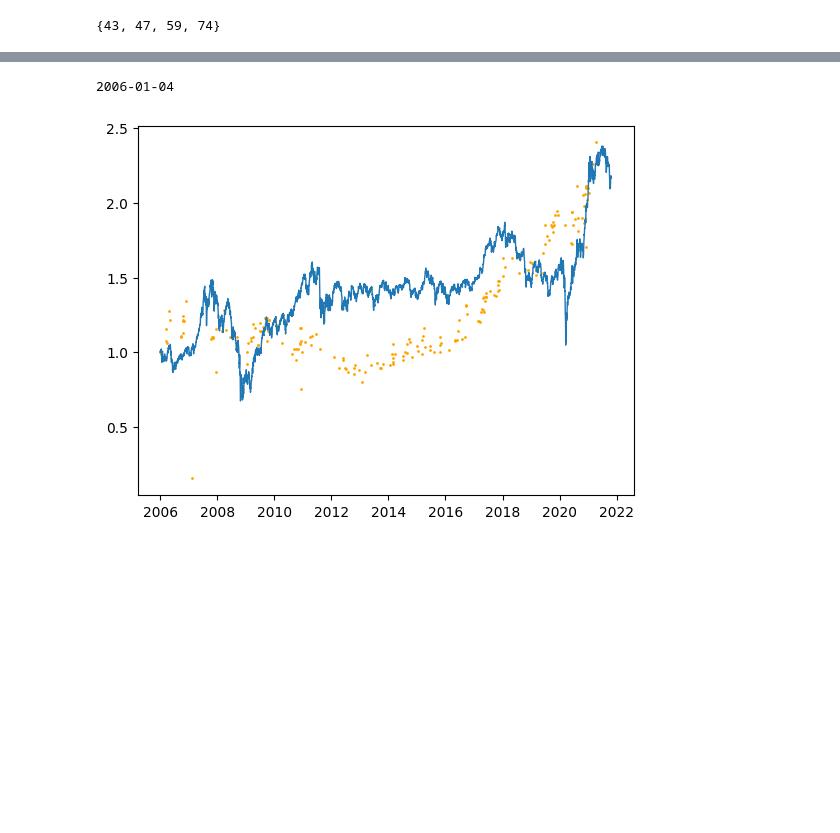
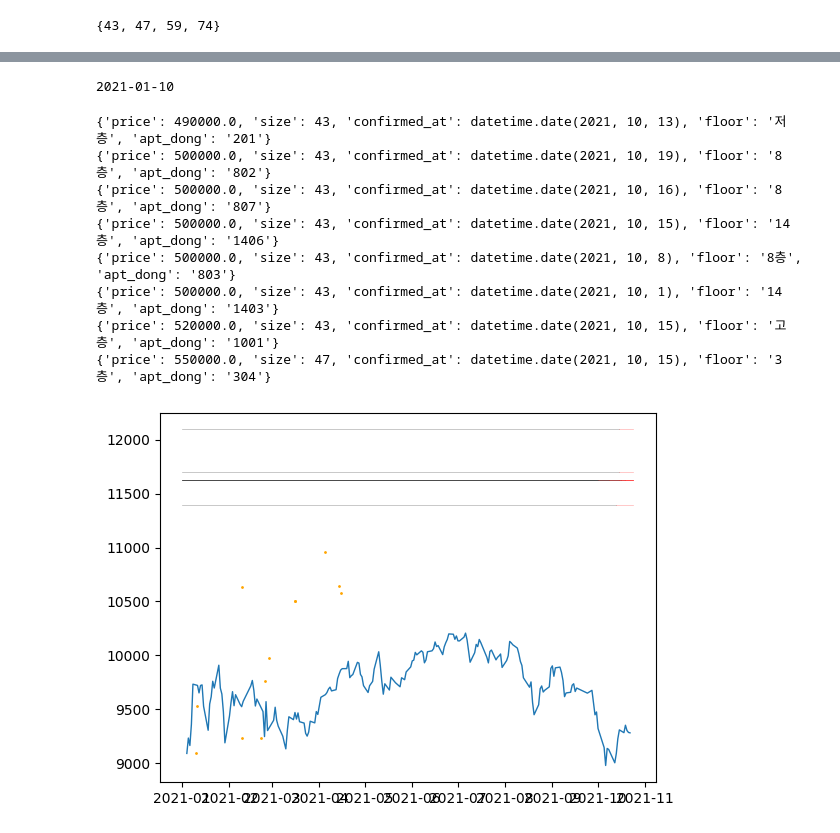
Before and after one commit to twjang/korea_apartment_price, a Jupyter notebook: kospi_and_housing.ipynb, the cells around one changed output, grey strips where cells are left out. Cells and saved outputs as stored; diff of their text form; code cells hidden in the pictures; blank space fills up the shorter version.

Commit message:
feat: added orderbook retrieval

```diff
--- a/kospi_and_housing.ipynb
+++ b/kospi_and_housing.ipynb
@@ -24,23 +46,51 @@ sizes
+# %%
+start_year = 2021
+start_month = 1
+start_date = 1
+
+start_ymd = start_year * 10000 + start_month * 100 + start_date
 # %%
-entries = korea_apartment_price.db.query_trades(apt_ids=apts, size_from=43, size_to=43, date_from=20060101)
+trades = korea_apartment_price.db.query_trades(apt_ids=apts, date_from=start_ymd)
 x1 = []
 y1 = []
-for e in entries:
+for e in trades:
+    size_diff = min([abs(s - e['size'] * 0.3) for s in sizes])
+    if size_diff > 1.0: continue
     x1.append(datetime.date(year=int(e['year']), month=int(e['month']), day=int(e['date'])))
-    y1.append(int(e['price'] / e['size'] * 3.3))
+    y1.append(int(e['price'] / int(e['size'] * 0.3)))
 print(x1[0])
 # %% [output]
-2006-01-04
+2021-01-10
 # %%
-df = data.DataReader("^KS11", "yahoo", datetime.datetime(2006, 1, 1))
+df = data.DataReader("^KS11", "yahoo", datetime.datetime(start_year, start_month, start_date))
 x2 = [e.date() for e in df.index]
 y2 = df['Close'].to_list()
-# %%
-y1 = [v/y1[0] for v in y1]
-y2 = [v/y2[0] for v in y2]
-plt.figure()
-plt.scatter(x1, y1, s=1, color='orange')
-plt.plot(x2, y2, linewidth=1)
-plt.show()
-# %% [output]
-[figure, removed]
+# %%
+coeff = y1[0] / y2[0]
+
+scaled_y2 = [v * coeff for v in y2]
+
+plt.figure()
+plt.scatter(x1, y1, s=1, color='orange')
+plt.plot(x2, scaled_y2, linewidth=1)
+ax = plt.gca()
+
+now = datetime.datetime.now()
+started_at = datetime.date(start_year, start_month, start_date)
+for e in orderbook:
+  price = e['price'] / e['size']
+  l1 = mlines.Line2D([e['confirmed_at'], started_at], [price, price], color=(0.0, 0, 0, 0.3), linewidth=0.5)
+  l2 = mlines.Line2D([e['confirmed_at'], now], [price, price], color=(1.0, 0, 0, 0.3), linewidth=0.5)
+  ax.add_line(l1)
+  ax.add_line(l2)
+plt.show()
+# %% [output]
+{'price': 490000.0, 'size': 43, 'confirmed_at': datetime.date(2021, 10, 13), 'floor': '저층', 'apt_dong': '201'}
+{'price': 500000.0, 'size': 43, 'confirmed_at': datetime.date(2021, 10, 19), 'floor': '8층', 'apt_dong': '802'}
+{'price': 500000.0, 'size': 43, 'confirmed_at': datetime.date(2021, 10, 16), 'floor': '8층', 'apt_dong': '807'}
+{'price': 500000.0, 'size': 43, 'confirmed_at': datetime.date(2021, 10, 15), 'floor': '14층', 'apt_dong': '1406'}
+{'price': 500000.0, 'size': 43, 'confirmed_at': datetime.date(2021, 10, 8), 'floor': '8층', 'apt_dong': '803'}
+{'price': 500000.0, 'size': 43, 'confirmed_at': datetime.date(2021, 10, 1), 'floor': '14층', 'apt_dong': '1403'}
+{'price': 520000.0, 'size': 43, 'confirmed_at': datetime.date(2021, 10, 15), 'floor': '고층', 'apt_dong': '1001'}
+{'price': 550000.0, 'size': 47, 'confirmed_at': datetime.date(2021, 10, 15), 'floor': '3층', 'apt_dong': '304'}
+[figure, added]
```
Also changed, not shown: parts of 2 cells of this notebook, 6 other files.
